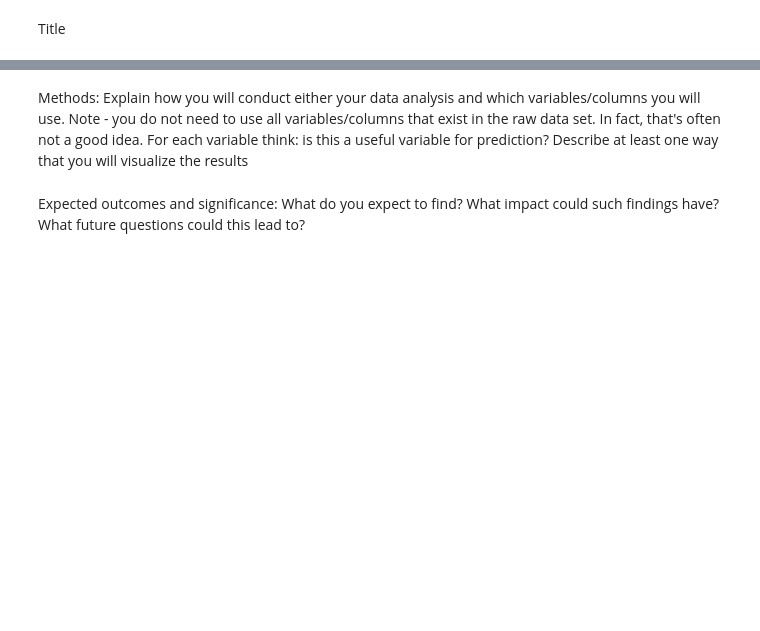
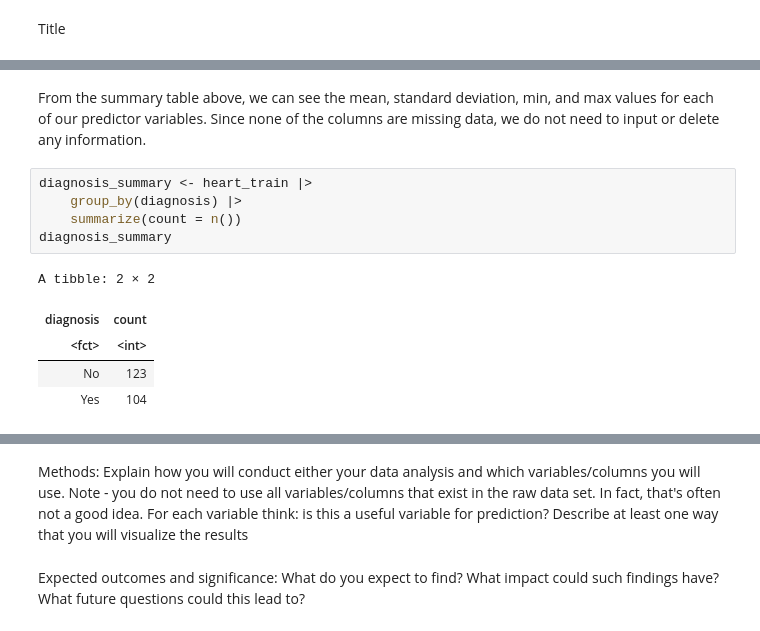
Before and after one commit to rjarvi/dsci_100_group_21, a Jupyter notebook: Group Proposal.ipynb, the cells around one changed output, grey strips where cells are left out. Saved outputs shown, nothing was run; the diff lists cells and outputs as text; blank space fills up the shorter version.

```diff
--- a/Group Proposal.ipynb
+++ b/Group Proposal.ipynb
@@ -22,0 +84,13 @@ Using only training data, visualize the data with at least one plot relevant to
+# %% [markdown]
+From the summary table above, we can see the mean, standard deviation, min, and max values for each of our predictor variables. Since none of the columns are missing data, we do not need to input or delete any information.
+# %%
+diagnosis_summary <- heart_train |>
+    group_by(diagnosis) |>
+    summarize(count = n())
+diagnosis_summary
+# %% [output]
+A tibble: 2 × 2
+| diagnosis | count |
+| <fct> | <int> |
+| No | 123 |
+| Yes | 104 |
```
Also changed, not shown: parts of 8 cells of this notebook.
